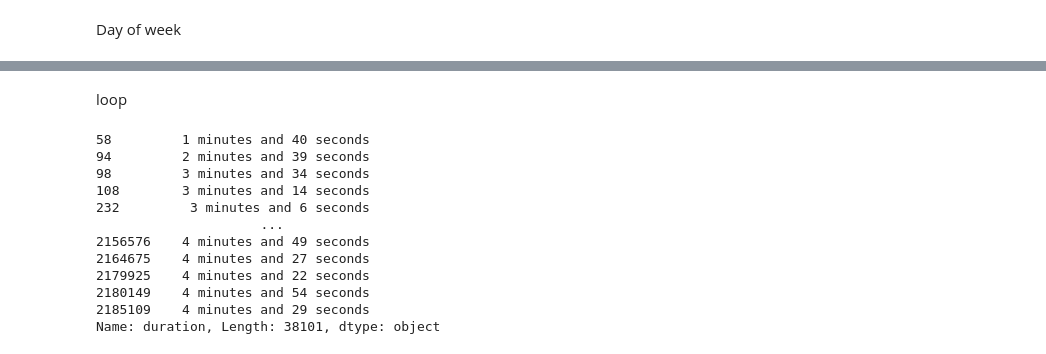
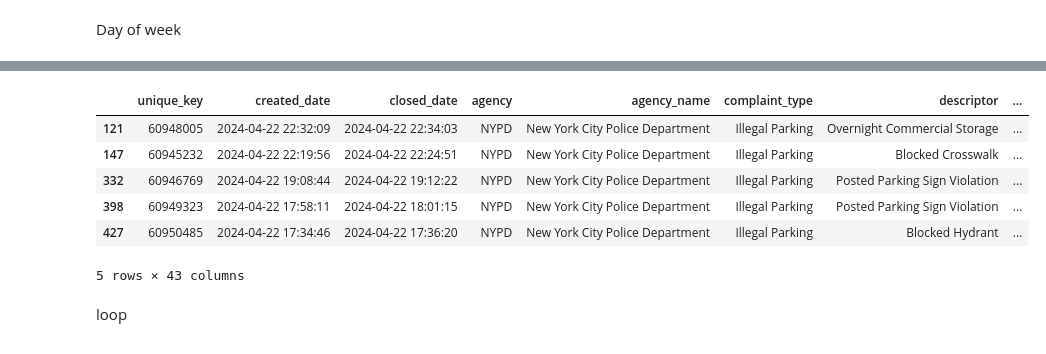
Before and after one commit to ssigman1/group4-nypd, a Jupyter notebook: Notebooks/group4_KariGonzales.ipynb, the cells around one changed output, grey strips where cells are left out. Drawn from its saved outputs; the diff is of its cells as text; code cells hidden in the pictures.

```diff
--- a/Notebooks/group4_KariGonzales.ipynb
+++ b/Notebooks/group4_KariGonzales.ipynb
@@ -116,3 +110,13 @@ filtered_dm.sample()
+# %%
+dm_filtered.head()
+# %% [output]
+|  | unique_key | created_date | closed_date | agency | agency_name | complaint_type | descriptor | ... |
+| 121 | 60948005 | 2024-04-22 22:32:09 | 2024-04-22 22:34:03 | NYPD | New York City Police Department | Illegal Parking | Overnight Commercial Storage | ... |
+| 147 | 60945232 | 2024-04-22 22:19:56 | 2024-04-22 22:24:51 | NYPD | New York City Police Department | Illegal Parking | Blocked Crosswalk | ... |
+| 332 | 60946769 | 2024-04-22 19:08:44 | 2024-04-22 19:12:22 | NYPD | New York City Police Department | Illegal Parking | Posted Parking Sign Violation | ... |
+| 398 | 60949323 | 2024-04-22 17:58:11 | 2024-04-22 18:01:15 | NYPD | New York City Police Department | Illegal Parking | Posted Parking Sign Violation | ... |
+| 427 | 60950485 | 2024-04-22 17:34:46 | 2024-04-22 17:36:20 | NYPD | New York City Police Department | Illegal Parking | Blocked Hydrant | ... |
+5 rows × 43 columns
 # %% [markdown]
 loop
 # %%
@@ -128,15 +131,0 @@ for index, row in filtered_dm.iterrows():
-# %%
-print(filtered_dm['duration'])
-# %% [output]
-58         1 minutes and 40 seconds
-94         2 minutes and 39 seconds
-98         3 minutes and 34 seconds
-108        3 minutes and 14 seconds
-232         3 minutes and 6 seconds
-                     ...
-2156576    4 minutes and 49 seconds
-2164675    4 minutes and 27 seconds
-2179925    4 minutes and 22 seconds
-2180149    4 minutes and 54 seconds
-2185109    4 minutes and 29 seconds
-Name: duration, Length: 38101, dtype: object
```
Also changed, not shown: parts of 10 cells of this notebook.
